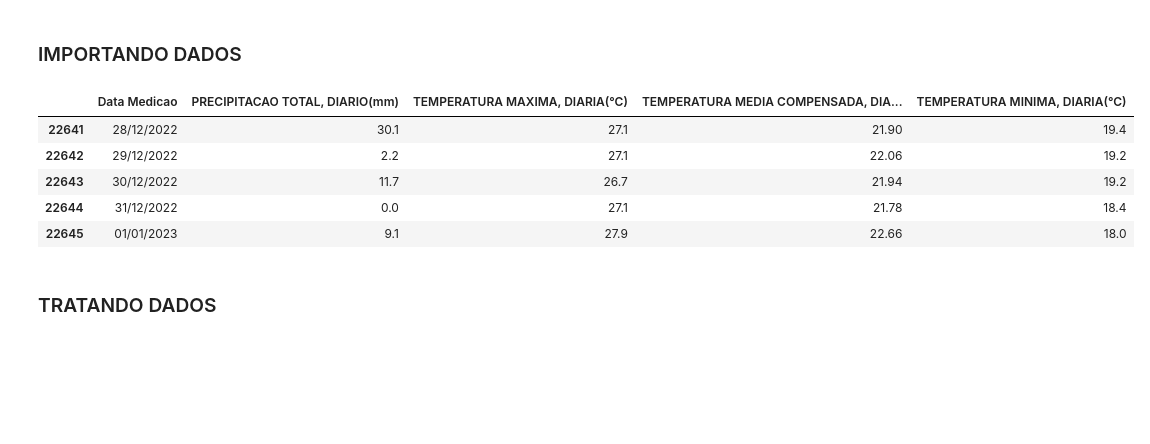
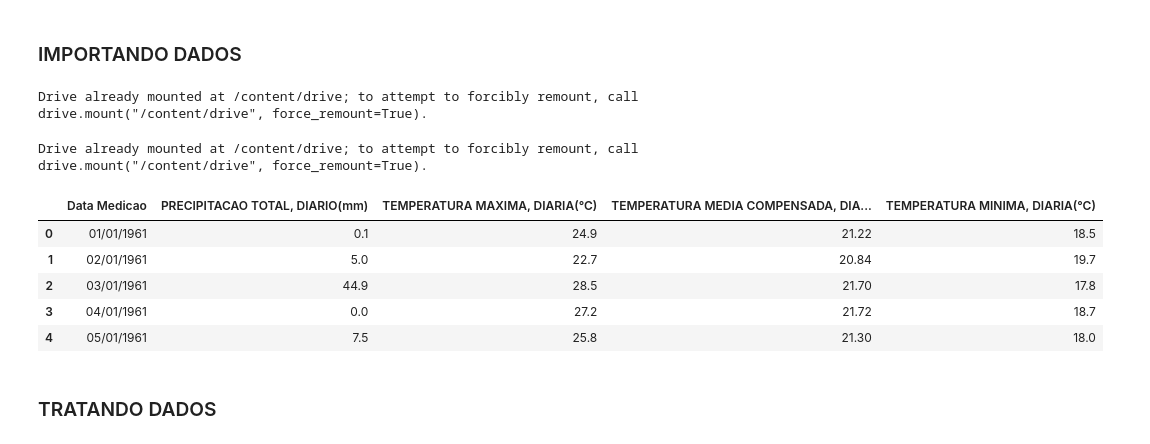
Before and after one commit to gussfer/A3-series-temporais, a Jupyter notebook: files/arima_series_temporais.ipynb, the cells around one changed output. Cells and saved outputs as stored; diff of their text form; code cells hidden in the pictures; blank space fills up the shorter version.

```diff
--- a/files/arima_series_temporais.ipynb
+++ b/files/arima_series_temporais.ipynb
@@ -12,17 +12,30 @@ import matplotlib.pyplot as plt
 import numpy as np
 import pandas as pd
 import seaborn as sns
+
+
+#conexão com drive
+from google.colab import drive
+
+drive.mount('/content/drive')
+# %% [output]
+Drive already mounted at /content/drive; to attempt to forcibly remount, call drive.mount("/content/drive", force_remount=True).
+# %%
+from google.colab import drive
+drive.mount('/content/drive')
+# %% [output]
+Drive already mounted at /content/drive; to attempt to forcibly remount, call drive.mount("/content/drive", force_remount=True).
 # %%
 # criando dataframe pandas a partir de dataset baixado
-dados = pd.read_csv('..\\data\\dados_83781_D_1961-01-01_2023-01-01.csv', sep=';')
-dados.tail()
+dados = pd.read_csv('/content/drive/MyDrive/Inteligência Artificial/dados_clima_sp/dados_83781_D_1961-01-01_2023-01-01.csv', sep=';')
+dados.head()
 # %% [output]
 |  | Data Medicao | PRECIPITACAO TOTAL, DIARIO(mm) | TEMPERATURA MAXIMA, DIARIA(°C) | TEMPERATURA MEDIA COMPENSADA, DIA... | TEMPERATURA MINIMA, DIARIA(°C) |
-| 22641 | 28/12/2022 | 30.1 | 27.1 | 21.90 | 19.4 |
-| 22642 | 29/12/2022 | 2.2 | 27.1 | 22.06 | 19.2 |
-| 22643 | 30/12/2022 | 11.7 | 26.7 | 21.94 | 19.2 |
-| 22644 | 31/12/2022 | 0.0 | 27.1 | 21.78 | 18.4 |
-| 22645 | 01/01/2023 | 9.1 | 27.9 | 22.66 | 18.0 |
+| 0 | 01/01/1961 | 0.1 | 24.9 | 21.22 | 18.5 |
+| 1 | 02/01/1961 | 5.0 | 22.7 | 20.84 | 19.7 |
+| 2 | 03/01/1961 | 44.9 | 28.5 | 21.70 | 17.8 |
+| 3 | 04/01/1961 | 0.0 | 27.2 | 21.72 | 18.7 |
+| 4 | 05/01/1961 | 7.5 | 25.8 | 21.30 | 18.0 |
 # %% [markdown]
 ### TRATANDO DADOS
 # %%
```
Also changed, not shown: parts of 31 cells of this notebook.
